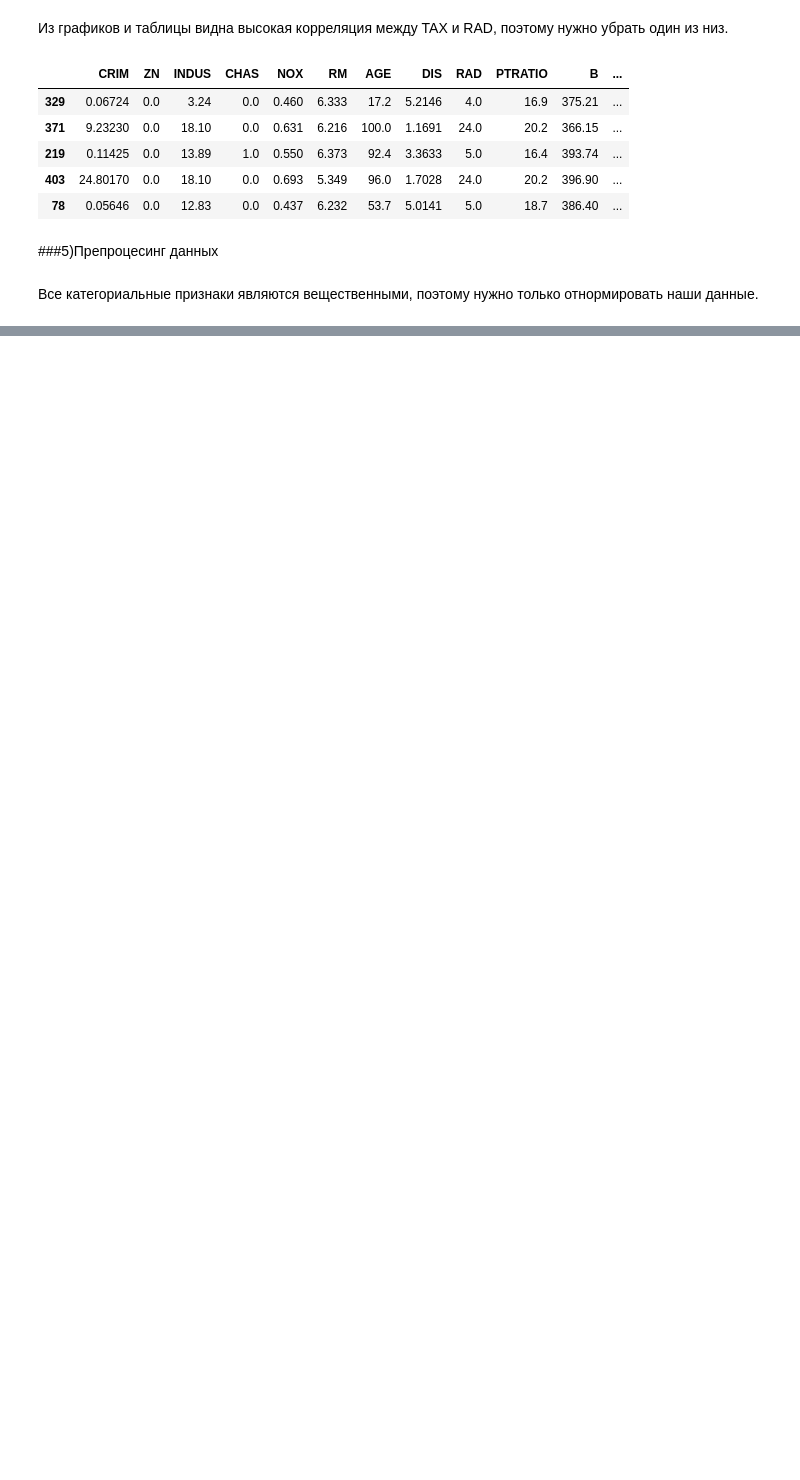
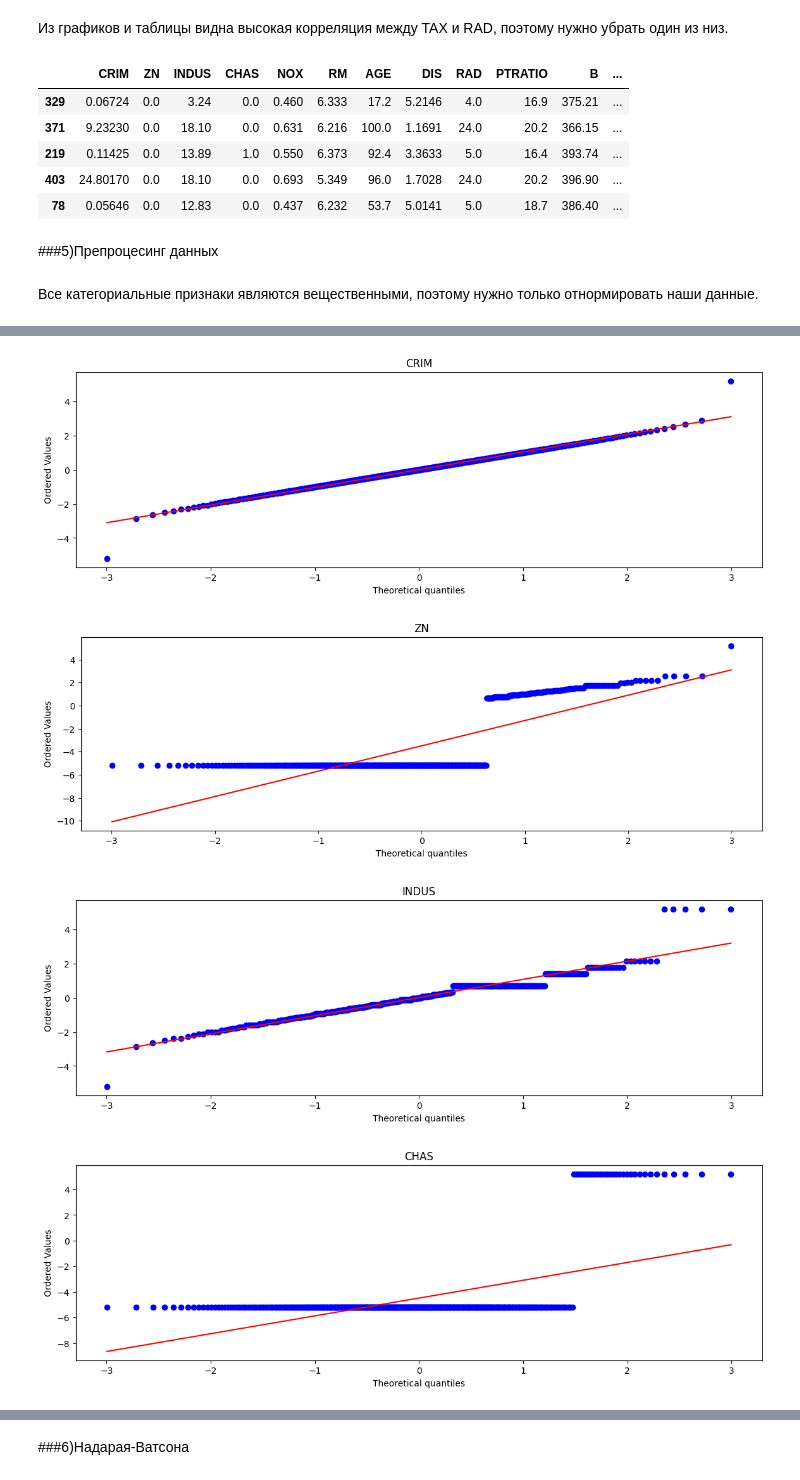
Before and after one commit to EgorBelugin/ML_Mipt, a Jupyter notebook: ml_mipt.ipynb, the cells around one changed output, grey strips where cells are left out. Saved outputs shown, nothing was run; the diff lists cells and outputs as text; code cells hidden in the pictures; blank space fills up the shorter version.

```diff
--- a/ml_mipt.ipynb
+++ b/ml_mipt.ipynb
@@ -115,7 +115,7 @@ plt.show()
 # %% [markdown]
 Из графиков и таблицы видна высокая корреляция между TAX и RAD, поэтому нужно убрать один из низ.
 # %%
-X = dataset.drop(['TAX'], axis = 1)
+X = X.drop(['TAX'], axis = 1)
 X.sample(5, random_state=0)
 # %% [output]
 |  | CRIM | ZN | INDUS | CHAS | NOX | RM | AGE | DIS | RAD | PTRATIO | B | ... |
@@ -128,3 +128,11 @@ X.sample(5, random_state=0)
 ###5)Препроцесинг данных
 # %% [markdown]
 Все категориальные признаки являются вещественными, поэтому нужно только отнормировать наши данные.
+# %%
+normalizer = preprocessing.MinMaxScaler()
+qt = QuantileTransformer(output_distribution='normal')
+X_norm_np = normalizer.fit_transform(X)
+X_real_norm_np = qt.fit_transform(pd.DataFrame(X_norm_np))
+X = pd.DataFrame(data=X_real_norm_np, columns=['CRIM', 'ZN',
+                             'INDUS', 'CHAS', 'NOX', 'RM', 'AGE', 'DIS', 'RAD','PTRATIO', 'B', 'LSTAT'])
+print(X.head())
@@ -130,0 +153,11 @@ X.sample(5, random_state=0)
+# %%
+for column in X.columns :
+    plt.figure(figsize = (14,4))
+    stats.probplot(X[column],dist = 'norm', plot = plt)
+    plt.title(column)
+    plt.show()
+# %% [output]
+[figure, added]
+[figure, added]
+[figure, added]
+[figure, added]
@@ -130,0 +172,2 @@ X.sample(5, random_state=0)
+# %% [markdown]
+###6)Надарая-Ватсона
```
Also changed, not shown: parts of 9 cells of this notebook.
